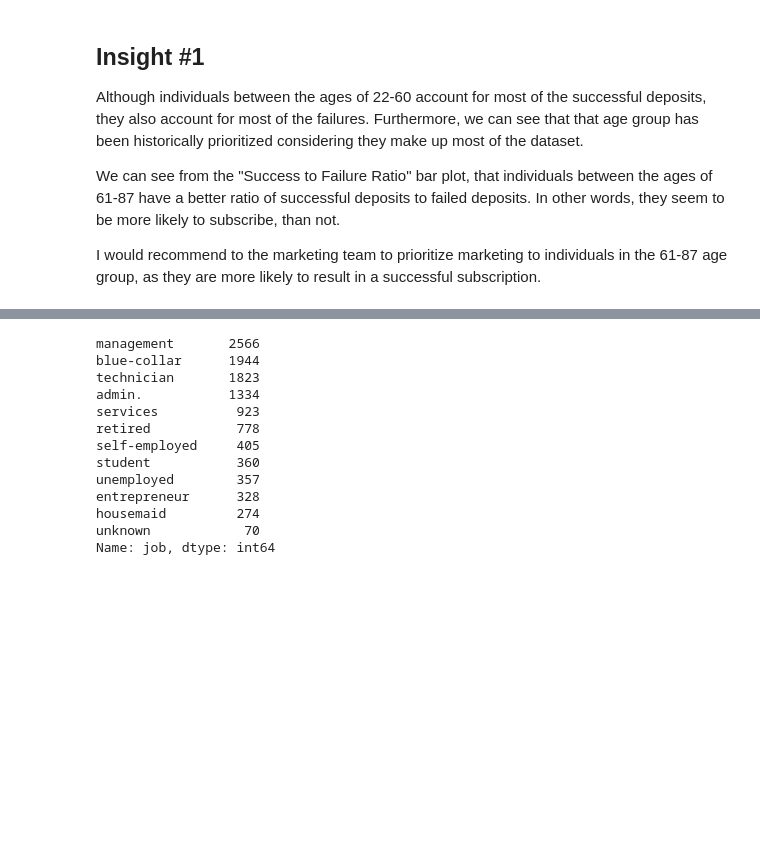
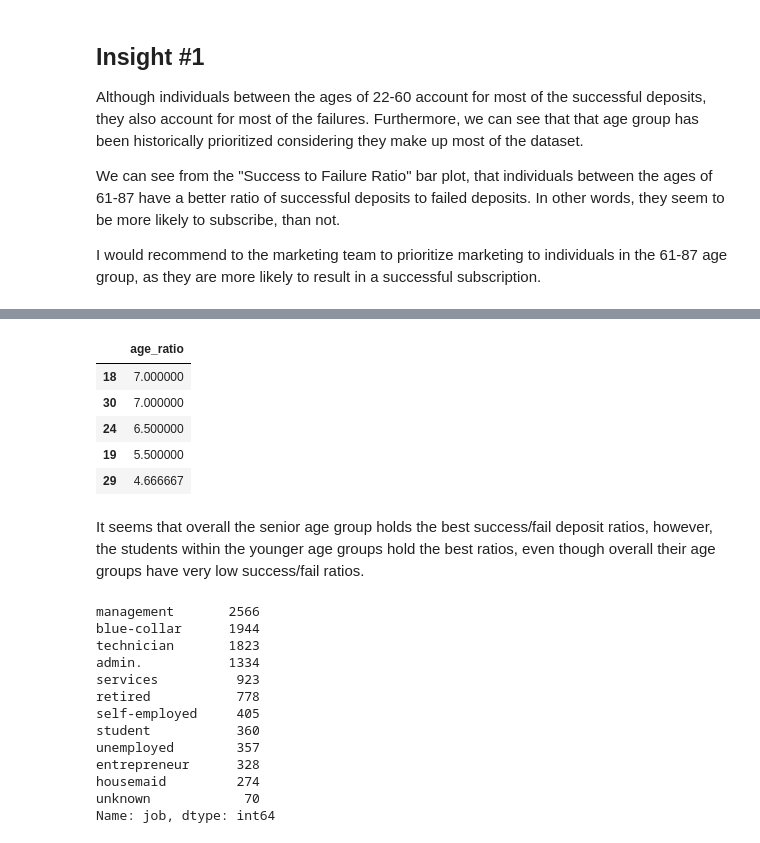
Before and after one commit to Edwardp17/Kaggle, a Jupyter notebook: marketing_bank/marketing_bank.ipynb, the cells around one changed output, grey strips where cells are left out. Drawn from its saved outputs; the diff is of its cells as text; code cells hidden in the pictures; blank space fills up the shorter version.

```diff
--- a/marketing_bank/marketing_bank.ipynb
+++ b/marketing_bank/marketing_bank.ipynb
@@ -191,3 +191,14 @@ Although individuals between the ages of 22-60 account for most of the successfu
 We can see from the "Success to Failure Ratio" bar plot, that individuals between the ages of 61-87 have a better ratio of successful deposits to failed deposits. In other words, they seem to be more likely to subscribe, than not.
 
 I would recommend to the marketing team to prioritize marketing to individuals in the 61-87 age group, as they are more likely to result in a successful subscription.
+# %%
+col_names = ['age','job','marital','education']
+def top_5_ratio(df, col_names):
+    for col in col_names:
+        success = df[col][df['deposit'] == 1].value_counts()
+        fail = df[col][df['deposit'] == 0].value_counts()
+        ratio = success / fail
+        ratio.sort_values(ascending = False, inplace = True)
+        ratio = ratio.head(n=5)
+        col = pd.DataFrame({col + '_ratio' : ratio.values}, index = ratio.index)
+        display(col)
@@ -194,3 +261,14 @@ I would recommend to the marketing team to prioritize marketing to individuals i
+# %%
+top_5_ratio(df_ajd_stu, ['age'])
+# %% [output]
+|  | age_ratio |
+| 18 | 7.000000 |
+| 30 | 7.000000 |
+| 24 | 6.500000 |
+| 19 | 5.500000 |
+| 29 | 4.666667 |
+# %% [markdown]
+It seems that overall the senior age group holds the best success/fail deposit ratios, however, the students within the younger age groups hold the best ratios, even though overall their age groups have very low success/fail ratios.
 # %%
 df['job'].value_counts()
 # %% [output]
```
Also changed, not shown: parts of 18 cells of this notebook.
